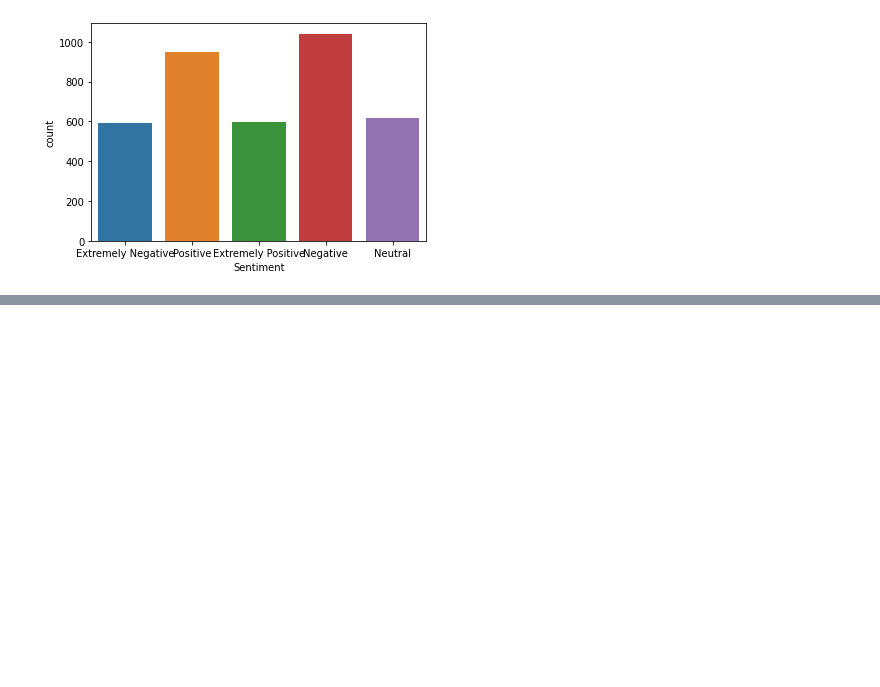
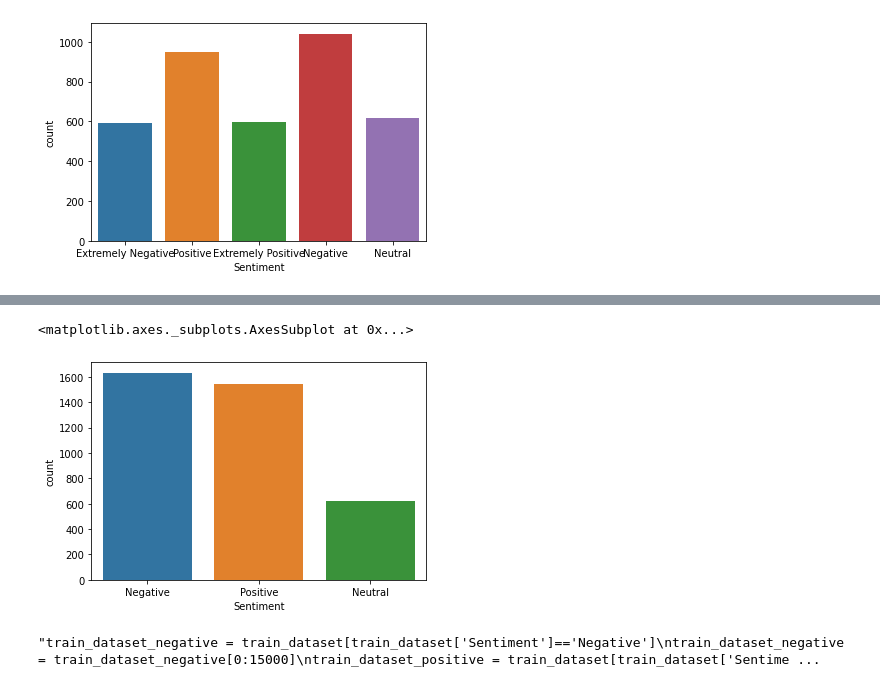
Before and after one commit to testtzlaffe/desafio-nlp-coronavirus-tweets, a Jupyter notebook: DesafiosNLP_CoronavirusTweets.ipynb, the cells around one changed output, grey strips where cells are left out. Saved outputs shown, nothing was run; the diff lists cells and outputs as text; code cells hidden in the pictures; blank space fills up the shorter version.

```diff
--- a/DesafiosNLP_CoronavirusTweets.ipynb
+++ b/DesafiosNLP_CoronavirusTweets.ipynb
@@ -78,0 +98,13 @@ sns.countplot(test_dataset['Sentiment'])
+# %%
+sns.countplot(test_dataset['Sentiment'])
+# %% [output]
+<matplotlib.axes._subplots.AxesSubplot at 0x...>
+[figure, added]
+# %%
+'''train_dataset_negative = train_dataset[train_dataset['Sentiment']=='Negative']
+train_dataset_negative = train_dataset_negative[0:15000]
+train_dataset_positive = train_dataset[train_dataset['Sentiment']=='Positive']
+train_dataset_positive = train_dataset_positive[0:15000]
+train_dataset_neutral = train_dataset[train_dataset['Sentiment']=='Neutral']'''
+# %% [output]
+"train_dataset_negative = train_dataset[train_dataset['Sentiment']=='Negative']\ntrain_dataset_negative = train_dataset_negative[0:15000]\ntrain_dataset_positive = train_dataset[train_dataset['Sentime ...
```
Also changed, not shown: parts of 38 cells of this notebook.
